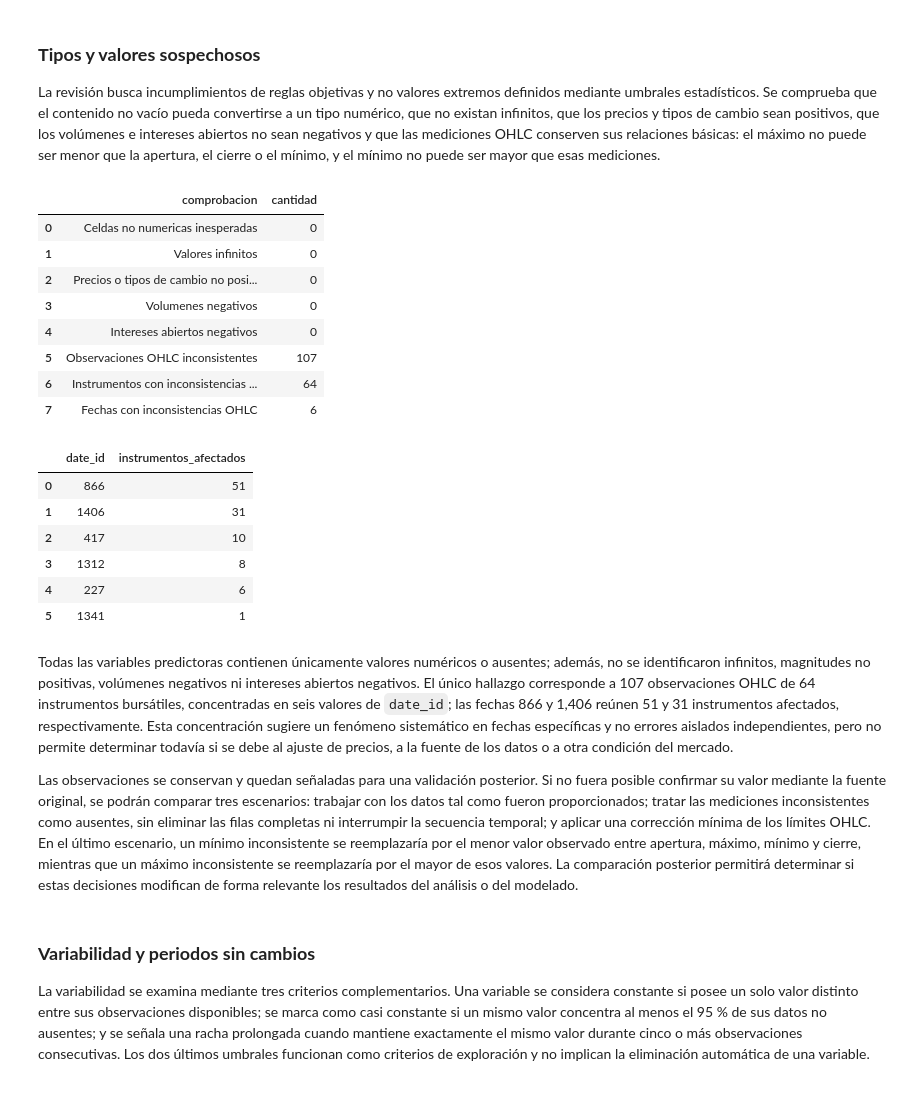
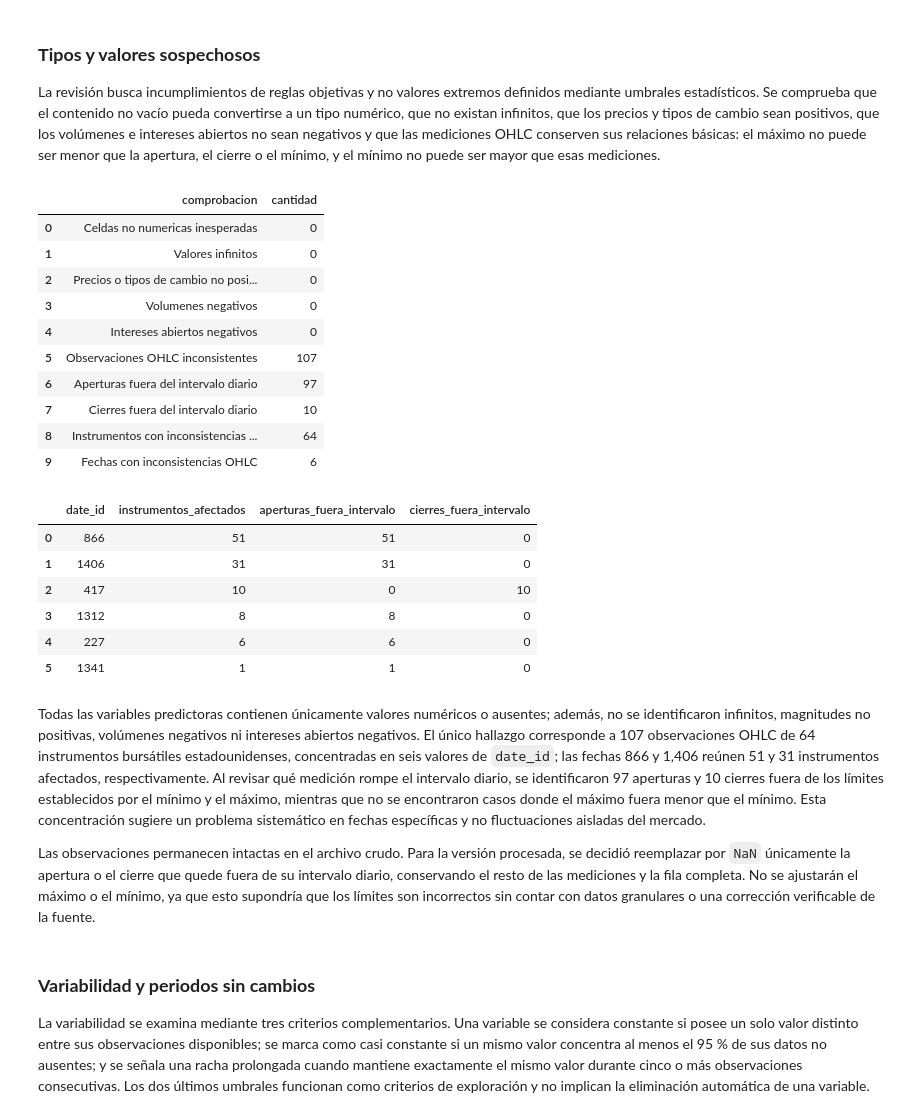
Before and after one commit to Bamo0507/Proyecto_2_EDA_Data_Science, a Jupyter notebook: notebooks/01_analisis_exploratorio.ipynb, the cells around one changed output. Drawn from its saved outputs; the diff is of its cells as text; code cells hidden in the pictures.

```diff
--- a/notebooks/01_analisis_exploratorio.ipynb
+++ b/notebooks/01_analisis_exploratorio.ipynb
@@ -783,14 +785,14 @@ for mercado, sufijos in especificaciones_ohlc:
             columns={columna: medicion for medicion, columna in columnas_ohlc.items()}
         )
         filas_validas = valores.notna().all(axis=1)
-        maximo_inconsistente = valores["high"] < valores[
-            ["open", "close", "low"]
-        ].max(axis=1)
-        minimo_inconsistente = valores["low"] > valores[
-            ["open", "close", "high"]
-        ].min(axis=1)
+        apertura_fuera_intervalo = (valores["open"] < valores["low"]) | (
+            valores["open"] > valores["high"]
+        )
+        cierre_fuera_intervalo = (valores["close"] < valores["low"]) | (
+            valores["close"] > valores["high"]
+        )
         filas_inconsistentes = filas_validas & (
-            maximo_inconsistente | minimo_inconsistente
+            apertura_fuera_intervalo | cierre_fuera_intervalo
         )
 
         for indice in valores.index[filas_inconsistentes]:
@@ -799,15 +801,19 @@ for mercado, sufijos in especificaciones_ohlc:
                     "date_id": int(train.loc[indice, "date_id"]),
                     "mercado": mercado,
                     "instrumento": instrumento,
-                    "maximo_inconsistente": bool(maximo_inconsistente.loc[indice]),
-                    "minimo_inconsistente": bool(minimo_inconsistente.loc[indice]),
+                    "apertura_fuera_intervalo": bool(apertura_fuera_intervalo.loc[indice]),
+                    "cierre_fuera_intervalo": bool(cierre_fuera_intervalo.loc[indice]),
                 }
             )
 
 violaciones_ohlc = pd.DataFrame(registros_ohlc)
 resumen_ohlc_por_fecha = (
     violaciones_ohlc.groupby("date_id")
-    .agg(instrumentos_afectados=("instrumento", "nunique"))
+    .agg(
+        instrumentos_afectados=("instrumento", "nunique"),
+        aperturas_fuera_intervalo=("apertura_fuera_intervalo", "sum"),
+        cierres_fuera_intervalo=("cierre_fuera_intervalo", "sum"),
+    )
     .sort_values("instrumentos_afectados", ascending=False)
     .reset_index()
 )
@@ -820,46 +826,52 @@ diagnostico_valores = pd.DataFrame(
             "Precios o tipos de cambio no positivos",
             "Volumenes negativos",
             "Intereses abiertos negativos",
             "Observaciones OHLC inconsistentes",
+            "Aperturas fuera del intervalo diario",
+            "Cierres fuera del intervalo diario",
             "Instrumentos con inconsistencias OHLC",
             "Fechas con inconsistencias OHLC",
         ],
         "cantidad": [
             int(celdas_no_numericas.sum().sum()),
             int(predictores_train.isin([float("inf"), float("-inf")]).sum().sum()),
             int((predictores_train[columnas_magnitudes_positivas] <= 0).sum().sum()),
             int((predictores_train[columnas_volumen] < 0).sum().sum()),
             int((predictores_train[columnas_interes_abierto] < 0).sum().sum()),
             len(violaciones_ohlc),
+            int(violaciones_ohlc["apertura_fuera_intervalo"].sum()),
+            int(violaciones_ohlc["cierre_fuera_intervalo"].sum()),
             violaciones_ohlc["instrumento"].nunique(),
             violaciones_ohlc["date_id"].nunique(),
         ],
     }
 )
 
 display(diagnostico_valores)
 display(resumen_ohlc_por_fecha)
 # %% [output]
 |  | comprobacion | cantidad |
 | 0 | Celdas no numericas inesperadas | 0 |
 | 1 | Valores infinitos | 0 |
 | 2 | Precios o tipos de cambio no posi... | 0 |
 | 3 | Volumenes negativos | 0 |
 | 4 | Intereses abiertos negativos | 0 |
 | 5 | Observaciones OHLC inconsistentes | 107 |
-| 6 | Instrumentos con inconsistencias ... | 64 |
-| 7 | Fechas con inconsistencias OHLC | 6 |
+| 6 | Aperturas fuera del intervalo diario | 97 |
+| 7 | Cierres fuera del intervalo diario | 10 |
+| 8 | Instrumentos con inconsistencias ... | 64 |
+| 9 | Fechas con inconsistencias OHLC | 6 |
-|  | date_id | instrumentos_afectados |
-| 0 | 866 | 51 |
-| 1 | 1406 | 31 |
-| 2 | 417 | 10 |
-| 3 | 1312 | 8 |
-| 4 | 227 | 6 |
-| 5 | 1341 | 1 |
+|  | date_id | instrumentos_afectados | aperturas_fuera_intervalo | cierres_fuera_intervalo |
+| 0 | 866 | 51 | 51 | 0 |
+| 1 | 1406 | 31 | 31 | 0 |
+| 2 | 417 | 10 | 0 | 10 |
+| 3 | 1312 | 8 | 8 | 0 |
+| 4 | 227 | 6 | 6 | 0 |
+| 5 | 1341 | 1 | 1 | 0 |
 # %% [markdown]
-Todas las variables predictoras contienen únicamente valores numéricos o ausentes; además, no se identificaron infinitos, magnitudes no positivas, volúmenes negativos ni intereses abiertos negativos. El único hallazgo corresponde a 107 observaciones OHLC de 64 instrumentos bursátiles, concentradas en seis valores de `date_id`; las fechas 866 y 1,406 reúnen 51 y 31 instrumentos afectados, respectivamente. Esta concentración sugiere un fenómeno sistemático en fechas específicas y no errores aislados independientes, pero no permite determinar todavía si se debe al ajuste de precios, a la fuente de los datos o a otra condición del mercado.
+Todas las variables predictoras contienen únicamente valores numéricos o ausentes; además, no se identificaron infinitos, magnitudes no positivas, volúmenes negativos ni intereses abiertos negativos. El único hallazgo corresponde a 107 observaciones OHLC de 64 instrumentos bursátiles estadounidenses, concentradas en seis valores de `date_id`; las fechas 866 y 1,406 reúnen 51 y 31 instrumentos afectados, respectivamente. Al revisar qué medición rompe el intervalo diario, se identificaron 97 aperturas y 10 cierres fuera de los límites establecidos por el mínimo y el máximo, mientras que no se encontraron casos donde el máximo fuera menor que el mínimo. Esta concentración sugiere un problema sistemático en fechas específicas y no fluctuaciones aisladas del mercado.
 
-Las observaciones se conservan y quedan señaladas para una validación posterior. Si no fuera posible confirmar su valor mediante la fuente original, se podrán comparar tres escenarios: trabajar con los datos tal como fueron proporcionados; tratar las mediciones inconsistentes como ausentes, sin eliminar las filas completas ni interrumpir la secuencia temporal; y aplicar una corrección mínima de los límites OHLC. En el último escenario, un mínimo inconsistente se reemplazaría por el menor valor observado entre apertura, máximo, mínimo y cierre, mientras que un máximo inconsistente se reemplazaría por el mayor de esos valores. La comparación posterior permitirá determinar si estas decisiones modifican de forma relevante los resultados del análisis o del modelado.
+Las observaciones permanecen intactas en el archivo crudo. Para la versión procesada, se decidió reemplazar por `NaN` únicamente la apertura o el cierre que quede fuera de su intervalo diario, conservando el resto de las mediciones y la fila completa. No se ajustarán el máximo o el mínimo, ya que esto supondría que los límites son incorrectos sin contar con datos granulares o una corrección verificable de la fuente.
 # %% [markdown]
 ### **Variabilidad y periodos sin cambios**
 
```
Also changed, not shown: parts of 4 cells of this notebook, 1 other file.
